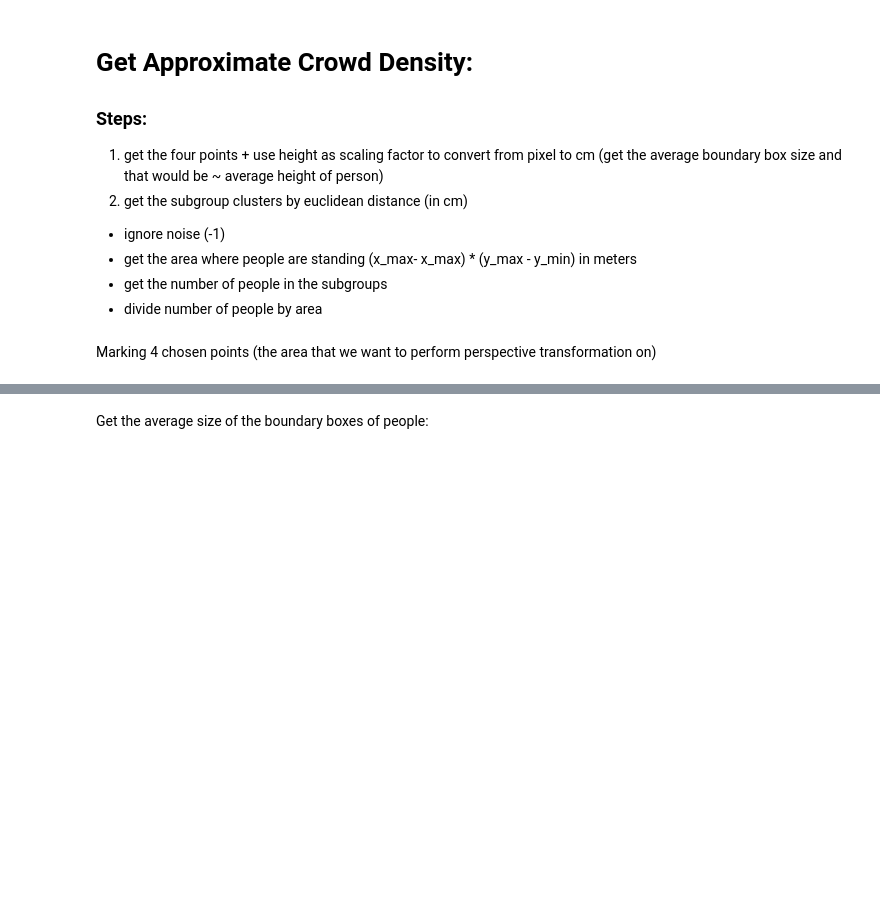
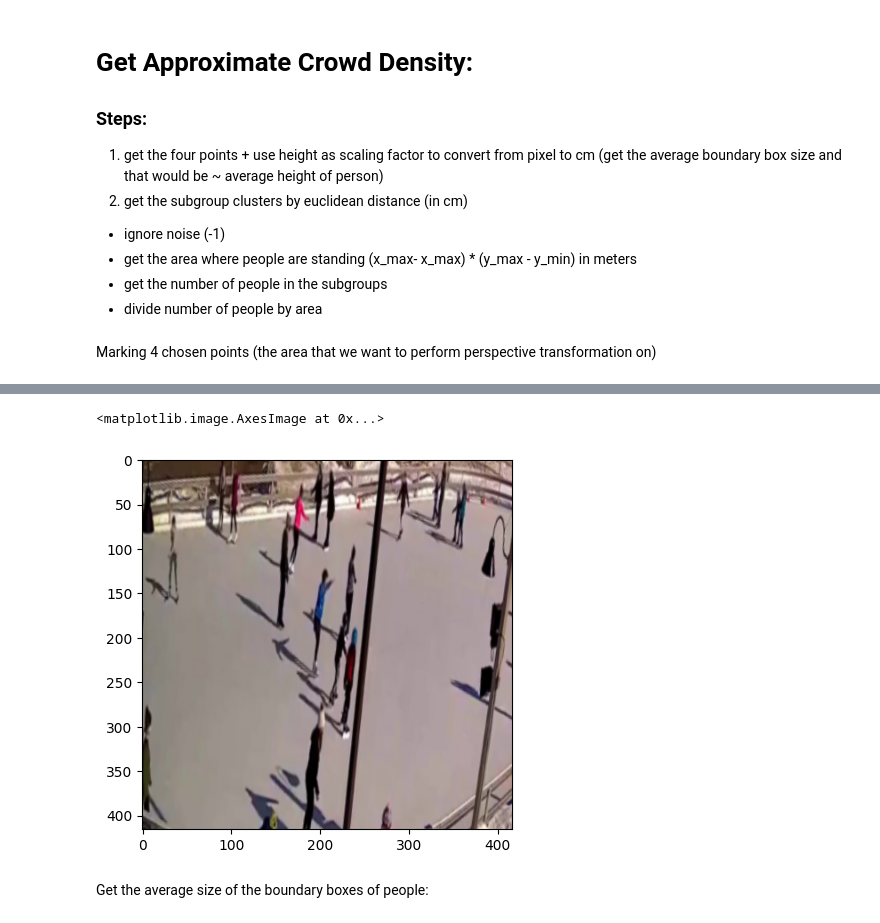
Before and after one commit to dodorlee1210/CrowdGuard, a Jupyter notebook: model/Crowd_Distance_Estimator.ipynb, the cells around one changed output, grey strips where cells are left out. Cells and saved outputs as stored; diff of their text form; code cells hidden in the pictures; blank space fills up the shorter version.

```diff
--- a/model/Crowd_Distance_Estimator.ipynb
+++ b/model/Crowd_Distance_Estimator.ipynb
@@ -197,3 +235,71 @@ plot_corners(image_np, points)
+# %%
+import cv2
+import numpy as np
+import torch
+from matplotlib import pyplot as plt
+
+# SUMMARY OF VARIABLES:
+#     - boxes1: boundary box outputs of YOLO v9
+#     - points: four points from the indicating the area in the image that we wish to perform perspective transformation on *in the order: top right, bottom right, bottom left, top left)
+#     - matrix: contains the matrix to apply perspective transformation
+#     - person_points: contains perspective transformed boundary boxes and their bottom coordinates
+#     - distance_matrix: contains person1, person2 and the risk for the TRANSFORMED box bottom coordinates
+#     - distance_matrix_dbscan: contains the distance between each bottom points of the TRANSFORMED coordinates
+
+# Ensure inline plotting for Jupyter notebooks
+%matplotlib inline
+
+# Function to transform points + get the bottom most point of the bounding boxes
+def transform_points(boxes, matrix):
+    bottom_points = []
+    transformed_bottom_points = []
+    for box in boxes:
+        pnts = [int(box[0] + (box[2] * 0.5)), int(box[1] + box[3])]
+        bottom_points.append(pnts)
+        points = np.array([[pnts]], dtype="float32")
+
+        trans_pnts = cv2.perspectiveTransform(points, matrix)[0][0]
+        pnt = [int(trans_pnts[0]), int(trans_pnts[1])]
+        transformed_bottom_points.append(pnt)
+    return bottom_points, transformed_bottom_points
+
+# Function to calculate distance
+# adds distance into measurement (before it was just in pixels)
+def calculate_distance(p1, p2, scale_factor):
+    h = abs(p2[1] - p1[1])
+    v = abs(p2[0] - p1[0])
+    dist_v = float(v * scale_factor)
+    dist_h = float(h * scale_factor)
+    return int(np.sqrt((dist_h ** 2) + (dist_v ** 2)))
+
+# Function to perform risk analysis
+# bottom point is the changed
+def convert_distance_calculation(bottom_points, scale_factor):
+    distance_matrix = []
+    distance_matrix_dbscan = []
+    for i in range(len(bottom_points)):
+        row_distance = []
+        for j in range(len(bottom_points)):
+          if i != j:
+              dist = calculate_distance(bottom_points[i], bottom_points[j], scale_factor)
+              risk = 1 if dist <= 180 else 0
+              distance_matrix.append([bottom_points[i], bottom_points[j], risk])
+              row_distance.append(dist)
+          else:
+              row_distance.append(0)
+        distance_matrix_dbscan.append(row_distance)
+    return distance_matrix, distance_matrix_dbscan
+
+
+H, W = image_np.shape[:2]
+img_params = np.float32([[W, 0], [W, H], [0, H], [0, 0]])
+matrix = cv2.getPerspectiveTransform(corner_points_arr, img_params)
+
+img_transformed = cv2.warpPerspective(image_np, matrix, (W,H))
+plt.imshow(img_transformed)
+# %% [output]
+<matplotlib.image.AxesImage at 0x...>
+[figure, added]
 # %% [markdown]
 Get the average size of the boundary boxes of people:
 # %%
```
Also changed, not shown: parts of 10 cells of this notebook.
